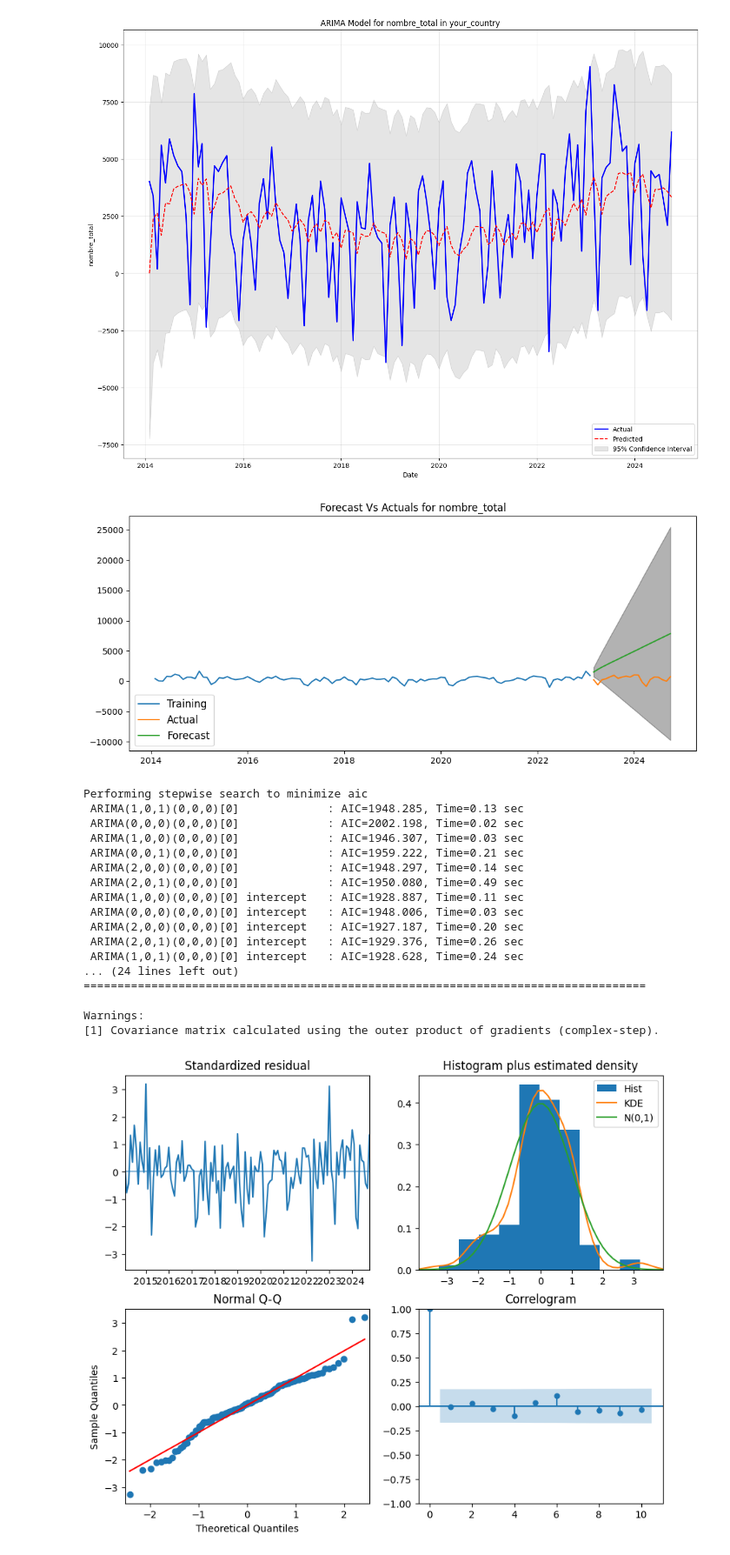
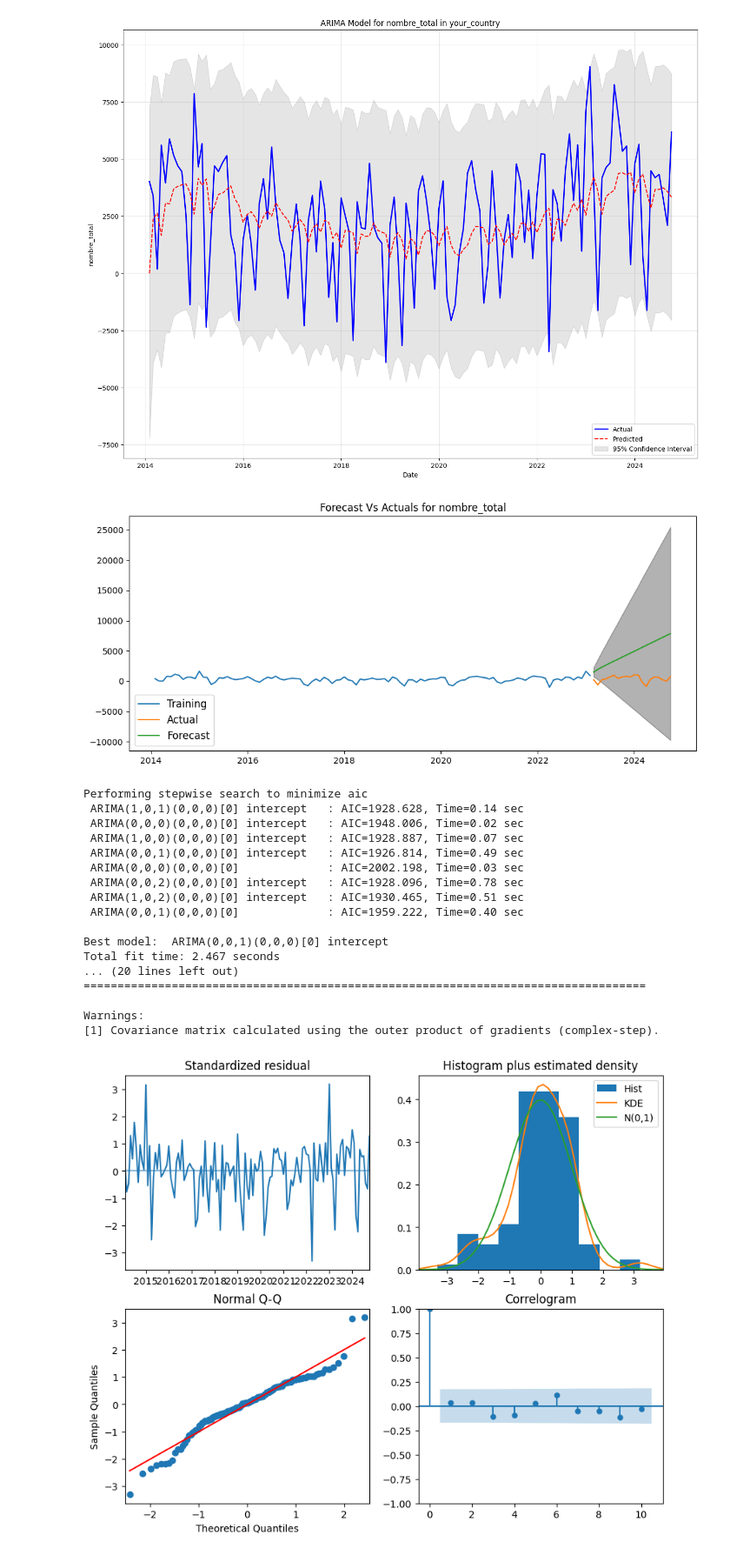
Before and after one commit to SuperMegaFort/TSM-AnSeqDa, a Jupyter notebook: ARIMA.ipynb, the cells around one changed output. Shown at 87% size. Saved outputs shown, nothing was run; the diff lists cells and outputs as text; code cells hidden in the pictures.

```diff
--- a/ARIMA.ipynb
+++ b/ARIMA.ipynb
@@ -110,11 +110,11 @@ model = pm.auto_arima(data,
                       start_p=1,
                       start_q=1,
                       test='adf',
-                      max_p=2,
-                      max_q=3,
+                      max_p=20,
+                      max_q=20,
                       m=1,
                       d=None,
-                      seasonal=False,
+                      seasonal=True,
                       start_P=0,
                       D=0,
                       trace=True,
@@ -133,43 +133,43 @@ n_periods = 12
 fc, confint = model.predict(n_periods=n_periods, return_conf_int=True)
 
 # Generate correct forecast dates
 forecast_dates = pd.date_range(start=data.index[-1], periods=n_periods+1, freq='MS')[1:]
 
 fc_series = pd.Series(fc, index=forecast_dates)
 lower_series = pd.Series(confint[:, 0], index=forecast_dates)
 upper_series = pd.Series(confint[:, 1], index=forecast_dates)
 
 # Adjust predictions for differencing (cumulative sum)
 fc_series_adjusted = fc_series.cumsum() + data.iloc[-1]  # Use .iloc[-1] for consistency
 lower_series_adjusted = lower_series.cumsum() + data.iloc[-1]
 upper_series_adjusted = upper_series.cumsum() + data.iloc[-1]
 
 plt.plot(data)
 plt.plot(fc_series_adjusted, color='violet')
 plt.fill_between(lower_series_adjusted.index,
                  lower_series_adjusted,
                  upper_series_adjusted,
                  color='k',
                  alpha=.05)
 plt.title("Final Forecast of nombre_total")
 plt.show()
 # %% [output]
 [figure]
 Performing stepwise search to minimize aic
- ARIMA(1,0,1)(0,0,0)[0]             : AIC=1948.285, Time=0.13 sec
- ARIMA(0,0,0)(0,0,0)[0]             : AIC=2002.198, Time=0.02 sec
- ARIMA(1,0,0)(0,0,0)[0]             : AIC=1946.307, Time=0.03 sec
- ARIMA(0,0,1)(0,0,0)[0]             : AIC=1959.222, Time=0.21 sec
- ARIMA(2,0,0)(0,0,0)[0]             : AIC=1948.297, Time=0.14 sec
- ARIMA(2,0,1)(0,0,0)[0]             : AIC=1950.080, Time=0.49 sec
- ARIMA(1,0,0)(0,0,0)[0] intercept   : AIC=1928.887, Time=0.11 sec
- ARIMA(0,0,0)(0,0,0)[0] intercept   : AIC=1948.006, Time=0.03 sec
- ARIMA(2,0,0)(0,0,0)[0] intercept   : AIC=1927.187, Time=0.20 sec
- ARIMA(2,0,1)(0,0,0)[0] intercept   : AIC=1929.376, Time=0.26 sec
- ARIMA(1,0,1)(0,0,0)[0] intercept   : AIC=1928.628, Time=0.24 sec
-... (24 lines left out)
+ ARIMA(1,0,1)(0,0,0)[0] intercept   : AIC=1928.628, Time=0.14 sec
+ ARIMA(0,0,0)(0,0,0)[0] intercept   : AIC=1948.006, Time=0.02 sec
+ ARIMA(1,0,0)(0,0,0)[0] intercept   : AIC=1928.887, Time=0.07 sec
+ ARIMA(0,0,1)(0,0,0)[0] intercept   : AIC=1926.814, Time=0.49 sec
+ ARIMA(0,0,0)(0,0,0)[0]             : AIC=2002.198, Time=0.03 sec
+ ARIMA(0,0,2)(0,0,0)[0] intercept   : AIC=1928.096, Time=0.78 sec
+ ARIMA(1,0,2)(0,0,0)[0] intercept   : AIC=1930.465, Time=0.51 sec
+ ARIMA(0,0,1)(0,0,0)[0]             : AIC=1959.222, Time=0.40 sec
+
+Best model:  ARIMA(0,0,1)(0,0,0)[0] intercept
+Total fit time: 2.467 seconds
+... (20 lines left out)
 ===================================================================================
 
 Warnings:
 [1] Covariance matrix calculated using the outer product of gradients (complex-step).
-[figure, old version]
+[figure, new version]
```
Also changed, not shown: parts of 1 cell of this notebook, 6 other files.
